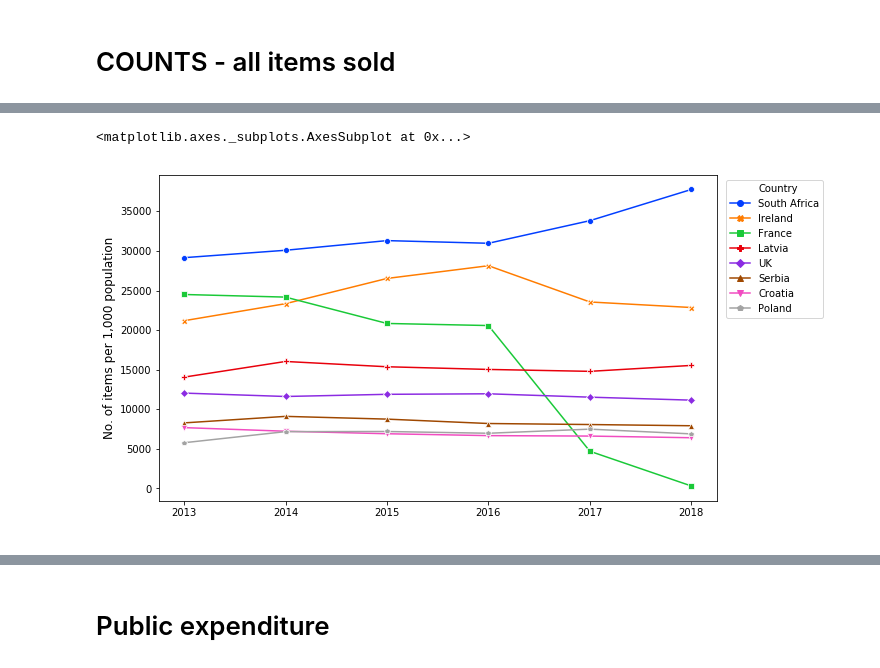
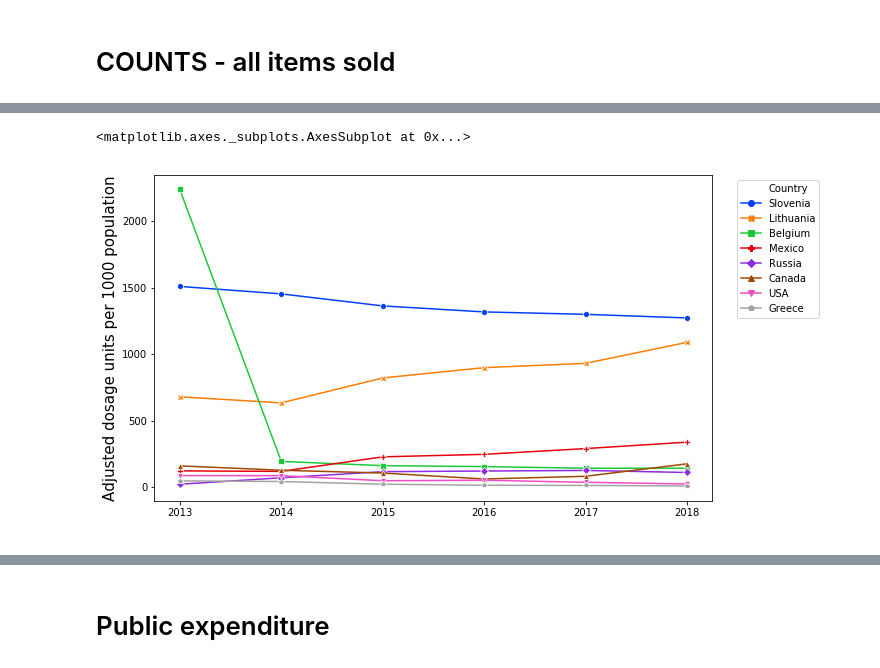
Before and after one commit to georgiarichards/otc_codeine, a Jupyter notebook: figures_otc.ipynb, the cells around one changed output, grey strips where cells are left out. Drawn from its saved outputs; the diff is of its cells as text; code cells hidden in the pictures.

Commit message:
Adjusting data with IQVIA coverage %
Addressing feedback from peer-review comments

```diff
--- a/figures_otc.ipynb
+++ b/figures_otc.ipynb
@@ -11,6 +11,6 @@ import matplotlib.pyplot as plt
 # %% [markdown]
 # Import data
 # %%
-df1 = pd.read_csv("/Users/georgiarichards/Desktop/Python/OTC/otc_sales_long2.csv")
-df1
+df1 = pd.read_csv("/Users/georgiarichards/Desktop/Python/OTC/data_otc_long.csv")
+df1.head()
 # %% [output]
@@ -140,0 +184,28 @@ df2
+# %%
+# Now I drop countries ranked 1-16 and -31 to graph the next 8 countries for sales volumes
+df4 = df1
+df4 = df4.set_index("country2")
+df4 = df4.drop("South Africa")
+df4 = df4.drop("Ireland")
+df4 = df4.drop("France")
+df4 = df4.drop("UK")
+df4 = df4.drop("Latvia")
+df4 = df4.drop("Japan")
+df4 = df4.drop("Croatia")
+df4 = df4.drop("Poland")
+df4 = df4.drop("Serbia")
+df4 = df4.drop("Switzerland")
+df4 = df4.drop("Estonia")
+df4 = df4.drop("Netherlands")
+df4 = df4.drop("Finland")
+df4 = df4.drop("Romania")
+df4 = df4.drop("Bulgaria")
+df4 = df4.drop("Slovakia")
+df4 = df4.drop("Thailand")
+df4 = df4.drop("Germany")
+df4 = df4.drop("Argentina")
+df4 = df4.drop("Italy")
+df4 = df4.drop("Portugal")
+df4 = df4.drop("Brazil")
+df4 = df4.drop("Spain")
+df4.head()
@@ -141,15 +220,15 @@ df2
 # %%
-# graphing the top 8 countries for volume sales [all counts] of OTC codeine
-fig2 = sns.lineplot(data=df2,
+# graphing countries ranked 17-25 for mean volume sales of OTC codeine
+fig3 = sns.lineplot(data=df4,
                     x="year", y="countpop",
                     hue="Country", palette="bright",
                     style="Country",
                     markers=True, dashes=False)
 plt.xlabel(" ")
-plt.ylabel("No. of items per 1,000 population", fontsize= 12)
+plt.ylabel("Adjusted dosage units per 1000 population", fontsize= 15)
 plt.legend(loc='upper right', bbox_to_anchor=(1.2, 1))
-plt.savefig('fig2.png')
-fig2
+plt.savefig('fig3.png')
+fig3
 # %% [output]
 <matplotlib.axes._subplots.AxesSubplot at 0x...>
-[figure, old version]
+[figure, new version]
```
Also changed, not shown: parts of 19 cells of this notebook, 4 other files.
